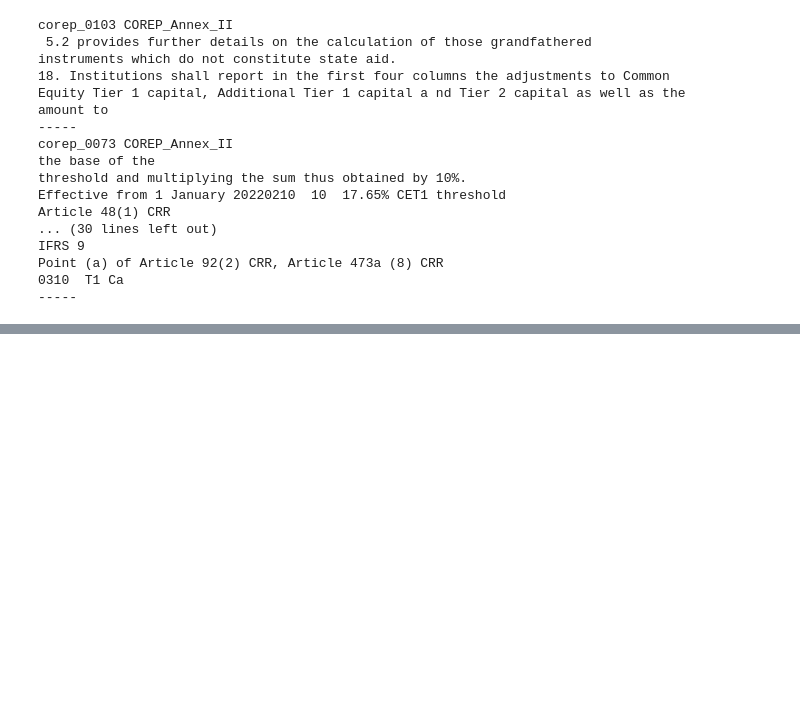
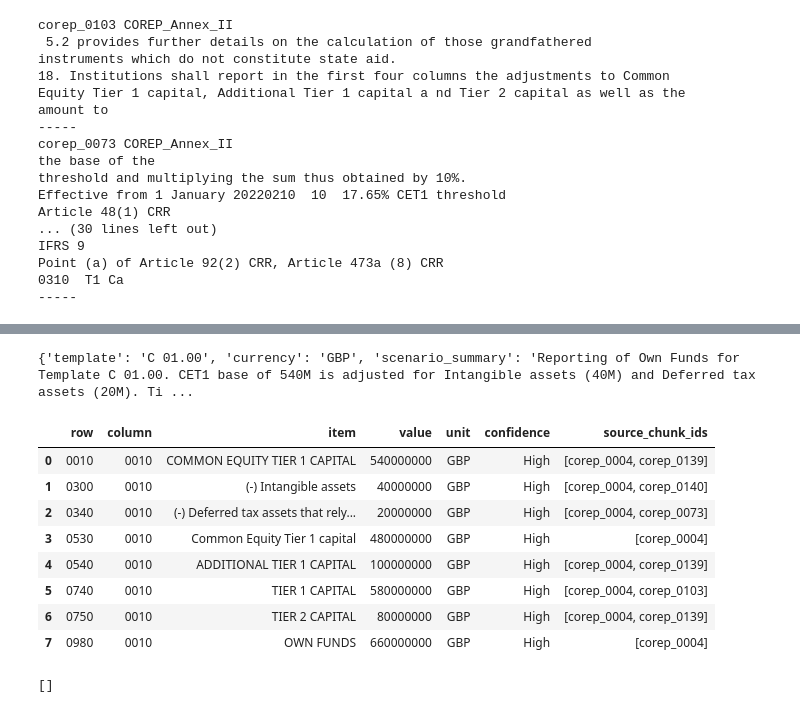
Before and after one commit to AnanyaChattarjee/COREP_own_funds_chatbot, a Jupyter notebook: src.ipynb, the cells around one changed output, grey strips where cells are left out. Saved outputs shown, nothing was run; the diff lists cells and outputs as text; code cells hidden in the pictures; blank space fills up the shorter version.

Commit message:
User Input → Retrieval → LLM JSON → Validation → Template Render → Audit Log Output

```diff
--- a/src.ipynb
+++ b/src.ipynb
@@ -337,5 +323 @@ data_final
-# %%
-context = "\n\n".join(
-    [f"[{r['chunk_id']} - {r['source']}]\n{r['text']}" for r in retrieved]
-)
 # %%
@@ -343,0 +423,32 @@ context = "\n\n".join(
+# %%
+scenario = """
+CET1 = 540 million GBP
+AT1 = 100 million GBP
+Tier 2 = 80 million GBP
+Intangible assets deduction = 40 million GBP
+Deferred tax assets deduction = 20 million GBP
+"""
+
+question = "How should Tier 1 capital and Total Own Funds be reported in COREP Own Funds template C 01.00?"
+
+query = f"Scenario: {scenario}\nQuestion: {question}"
+retrieved = retrieve_chunks(query, top_k=8)
+
+result_json = generate_corep_json(question, scenario, retrieved)
+
+print(result_json)
+# %% [output]
+{'template': 'C 01.00', 'currency': 'GBP', 'scenario_summary': 'Reporting of Own Funds for Template C 01.00. CET1 base of 540M is adjusted for Intangible assets (40M) and Deferred tax assets (20M). Ti ...
+# %%
+df_report = pd.DataFrame(result_json["populated_cells"])
+df_report
+# %% [output]
+|  | row | column | item | value | unit | confidence | source_chunk_ids |
+| 0 | 0010 | 0010 | COMMON EQUITY TIER 1 CAPITAL | 540000000 | GBP | High | [corep_0004, corep_0139] |
+| 1 | 0300 | 0010 | (-) Intangible assets | 40000000 | GBP | High | [corep_0004, corep_0140] |
+| 2 | 0340 | 0010 | (-) Deferred tax assets that rely... | 20000000 | GBP | High | [corep_0004, corep_0073] |
+| 3 | 0530 | 0010 | Common Equity Tier 1 capital | 480000000 | GBP | High | [corep_0004] |
+| 4 | 0540 | 0010 | ADDITIONAL TIER 1 CAPITAL | 100000000 | GBP | High | [corep_0004, corep_0139] |
+| 5 | 0740 | 0010 | TIER 1 CAPITAL | 580000000 | GBP | High | [corep_0004, corep_0103] |
+| 6 | 0750 | 0010 | TIER 2 CAPITAL | 80000000 | GBP | High | [corep_0004, corep_0139] |
+| 7 | 0980 | 0010 | OWN FUNDS | 660000000 | GBP | High | [corep_0004] |
@@ -343,0 +496,8 @@ context = "\n\n".join(
+# %%
+validation_flags = validate_corep_output(result_json)
+
+result_json["validation_flags"] = validation_flags
+
+print(result_json["validation_flags"])
+# %% [output]
+[]
```
Also changed, not shown: parts of 8 cells of this notebook.
